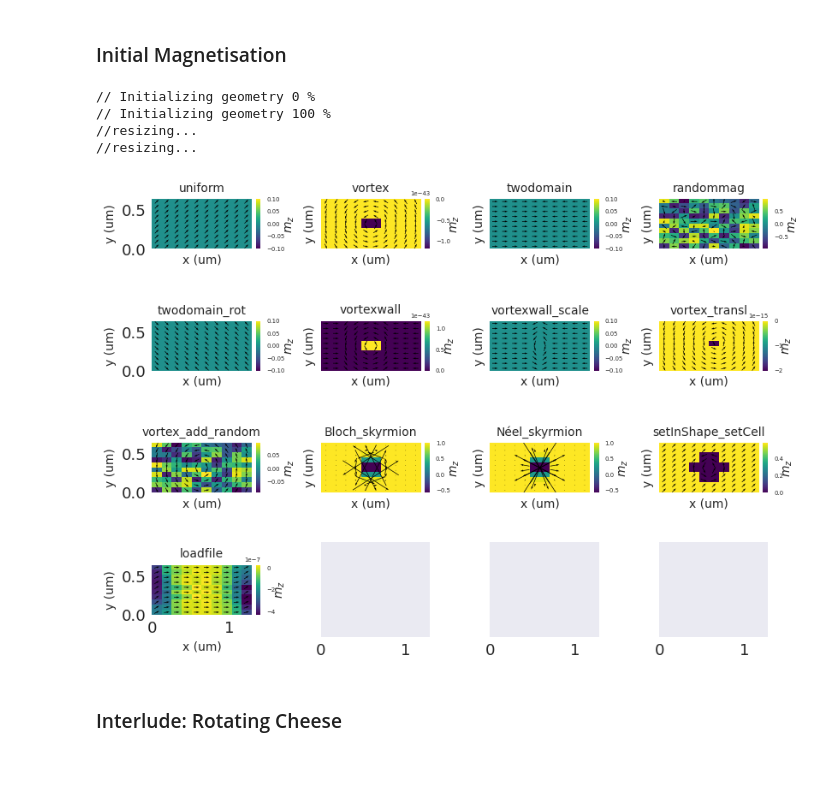
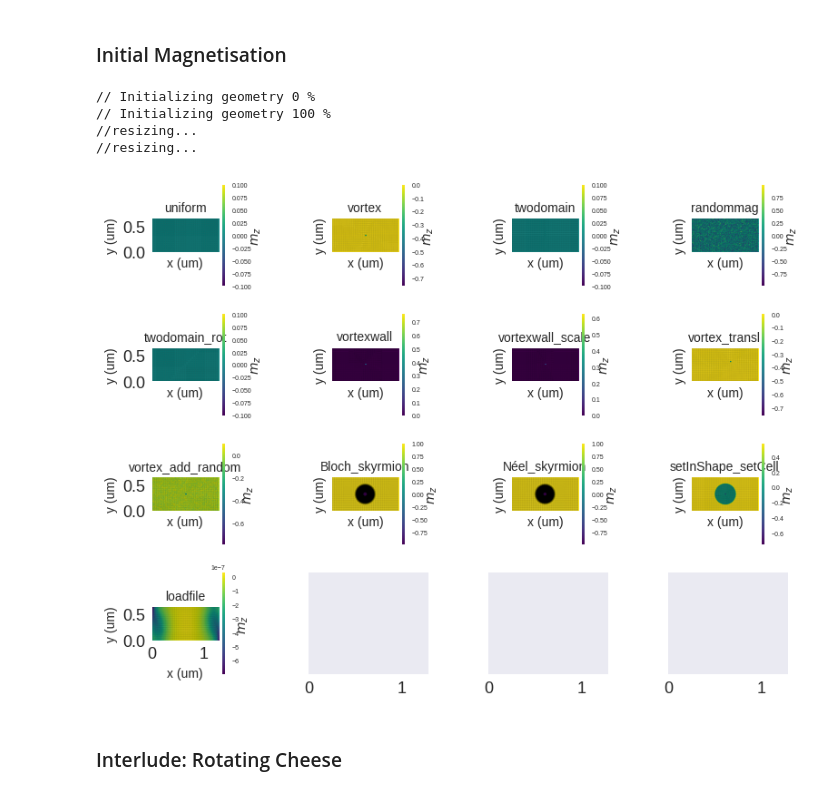
Before and after one commit to will-henderson/mumaxpy, a Jupyter notebook: examples/mumax_examples.ipynb, the cells around one changed output. Cells and saved outputs as stored; diff of their text form; code cells hidden in the pictures; blank space fills up the shorter version.

```diff
--- a/examples/mumax_examples.ipynb
+++ b/examples/mumax_examples.ipynb
@@ -184,7 +199,7 @@ show("imageShape")
 ### Initial Magnetisation
 # %%
 mm.SetGeom(mm.Universe())
-mm.ResetRegions()
+mm.Reset()
 mm.SetGridSize(256, 128, 50)
 mm.SetCellSize(5e-9, 5e-9, 5e-9)
 
@@ -198,7 +213,7 @@ def show(title):
 
     x = int(i/4)
     y = i%4
-    magnetisation.plane('z', n=(10, 10)).mpl(ax=ax[x, y])
+    magnetisation.sel('z').mpl(ax=ax[x, y])
     ax[x, y].set_title(title, size=10)
     ax[x, y].set_xlabel(ax[x, y].get_xlabel(), fontsize=10)
     ax[x, y].set_ylabel(ax[x, y].get_ylabel(), fontsize=10)
@@ -228,34 +243,34 @@ show("vortexwall")
 
 mm.m = mm.VortexWall(1, -1, 1, 1).Scale(1/2, 1, 1)
 show("vortexwall_scale")
 
 mm.m = mm.Vortex(1,-1).Transl(100e-9, 50e-9, 0)
 show("vortex_transl")
 
 mm.m = mm.Vortex(1,-1).Add(0.1, mm.RandomMag())
 show("vortex_add_random")
 
 mm.m = mm.BlochSkyrmion(1, -1).Scale(3,3,1)
 show("Bloch_skyrmion")
 
 mm.m = mm.NeelSkyrmion(1,-1).Scale(3,3,1)
 show("Néel_skyrmion")
 
 # set m in only a part of space, or a single cell:
 mm.m = mm.Uniform(1, 1, 1)
 mm.m.SetInShape(mm.Cylinder(400e-9, 100e-9), mm.Vortex(1, -1))
 mm.m.SetCell(20, 10, 0, mm.Vector(0.1, 0.1, -0.9)) # set in cell index  [20,10,0]
 show("setInShape_setCell")
 
 #//Read m form .ovf file.
 mm.m.LoadFile("myfile.ovf")
 show("loadfile")
 # %% [output]
 // Initializing geometry 0 %
 // Initializing geometry 100 %
 //resizing...
 //resizing...
-[figure, old version]
+[figure, new version]
 # %% [markdown]
 ### Interlude: Rotating Cheese
 # %%
```
Also changed, not shown: parts of 10 cells of this notebook, 26 other files.
